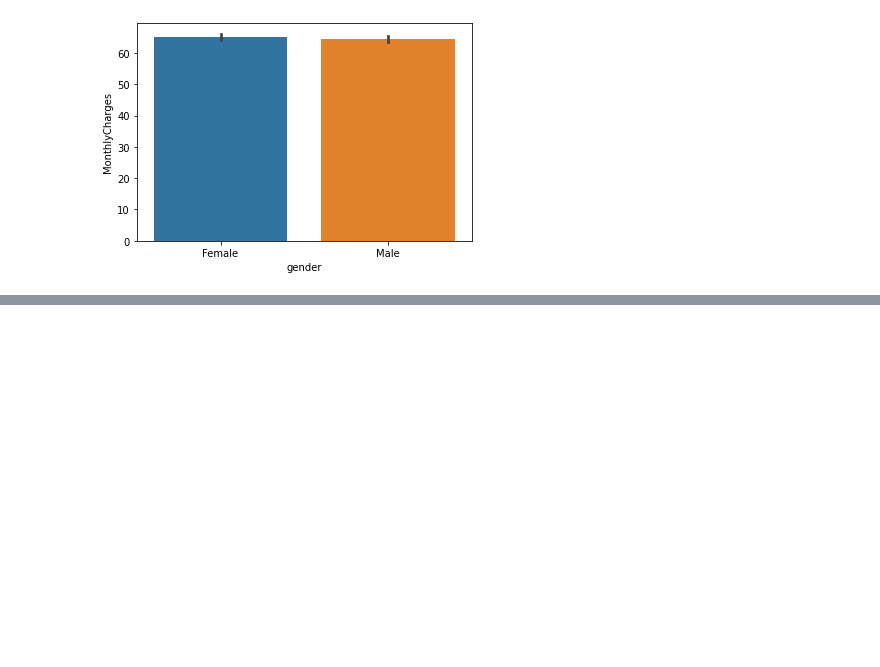
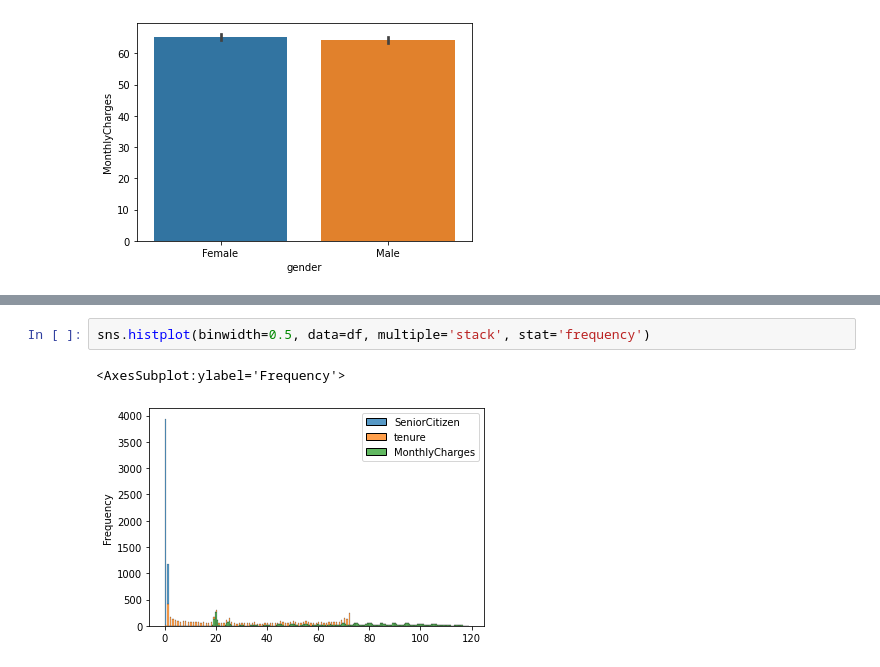
Before and after one commit to swaksh-war/EDA-Project, a Jupyter notebook: edaproject.ipynb, the cells around one changed output, grey strips where cells are left out. Drawn from its saved outputs; the diff is of its cells as text; blank space fills up the shorter version.

```diff
--- a/edaproject.ipynb
+++ b/edaproject.ipynb
@@ -156,0 +183,5 @@ sns.barplot(x = df['gender'], y=df['MonthlyCharges'])
+# %%
+sns.histplot(binwidth=0.5, data=df, multiple='stack', stat='frequency')
+# %% [output]
+<AxesSubplot:ylabel='Frequency'>
+[figure, added]
```
Also changed, not shown: parts of 5 cells of this notebook.
